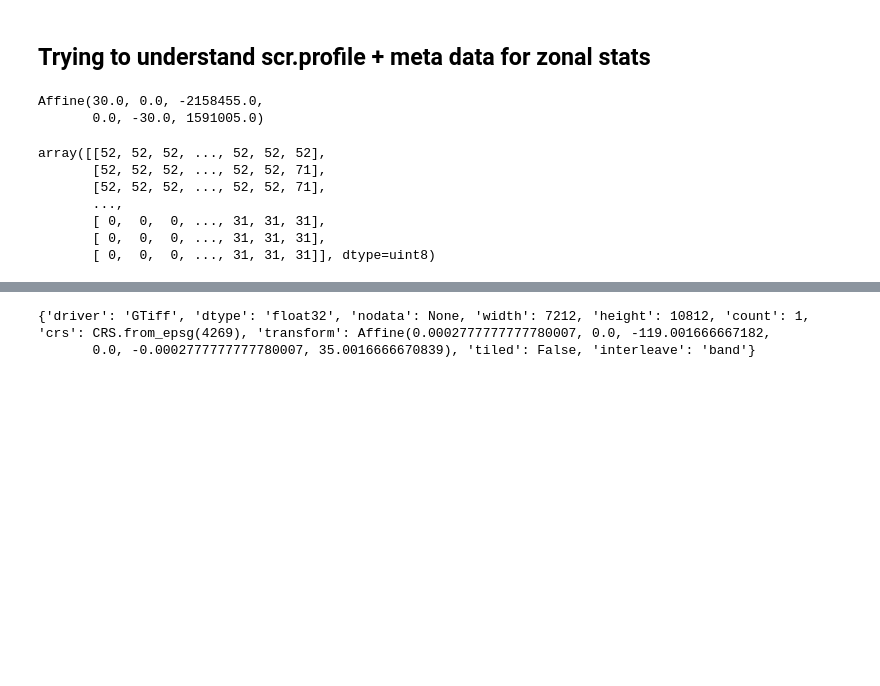
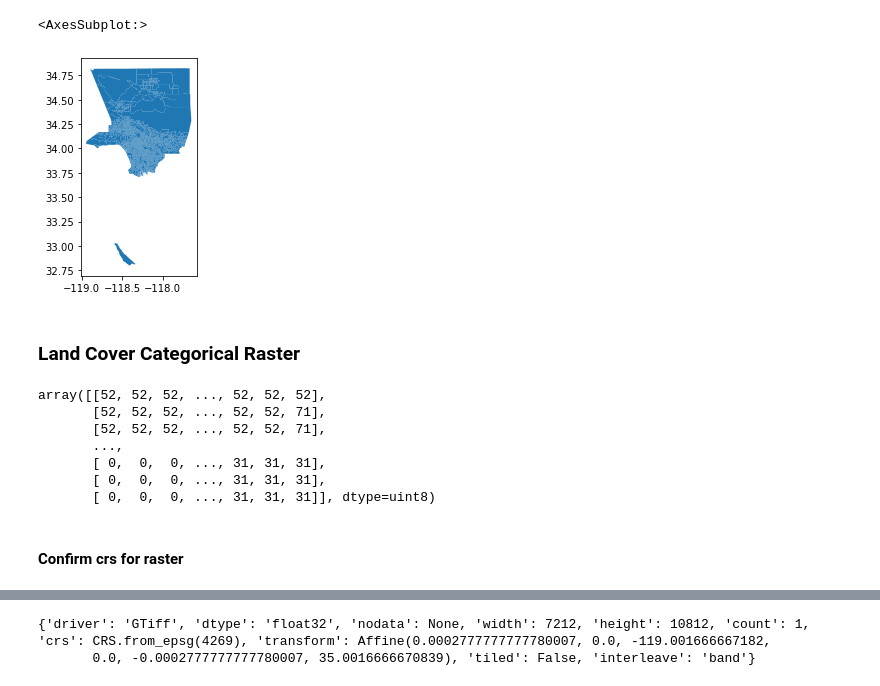
Before and after one commit to janderson5417/earthgrids_v2, a Jupyter notebook: raster_stats.ipynb, the cells around one changed output, grey strips where cells are left out. Cells and saved outputs as stored; diff of their text form; code cells hidden in the pictures; blank space fills up the shorter version.

Commit message:
experimenting w/raster transformation

```diff
--- a/raster_stats.ipynb
+++ b/raster_stats.ipynb
@@ -11,2 +16,2 @@ tracts = fiona.open('data/tl_2021_06_tract.shp')
 # %%
-type(tracts)
+tracts_geodf = gpd.GeoDataFrame.from_file('data/la_tracts.geojson')
@@ -30,3 +50,8 @@ land = rxr.open_rasterio(land_path)
+# %%
+tracts_geodf.plot()
+# %% [output]
+<AxesSubplot:>
+[figure, added]
 # %% [markdown]
-## Trying to understand scr.profile + meta data for zonal stats
+### Land Cover Categorical Raster
 # %%
@@ -35,9 +60,5 @@ land_dict = land_src.profile
 # %%
-land_aff = land_dict['transform']
-land_aff
+land_transform_manual = (-2158455.0, 30.0, 0.0, 1591005.00, 0.0, -30.0)
-# %% [output]
-Affine(30.0, 0.0, -2158455.0,
-       0.0, -30.0, 1591005.0)
 # %%
 land_arr = land_src.read(1)
 land_arr
@@ -49,3 +70,5 @@ array([[52, 52, 52, ..., 52, 52, 52],
        [ 0,  0,  0, ..., 31, 31, 31],
        [ 0,  0,  0, ..., 31, 31, 31],
        [ 0,  0,  0, ..., 31, 31, 31]], dtype=uint8)
+# %% [markdown]
+#### Confirm crs for raster
```
Also changed, not shown: parts of 29 cells of this notebook, 6 other files.
